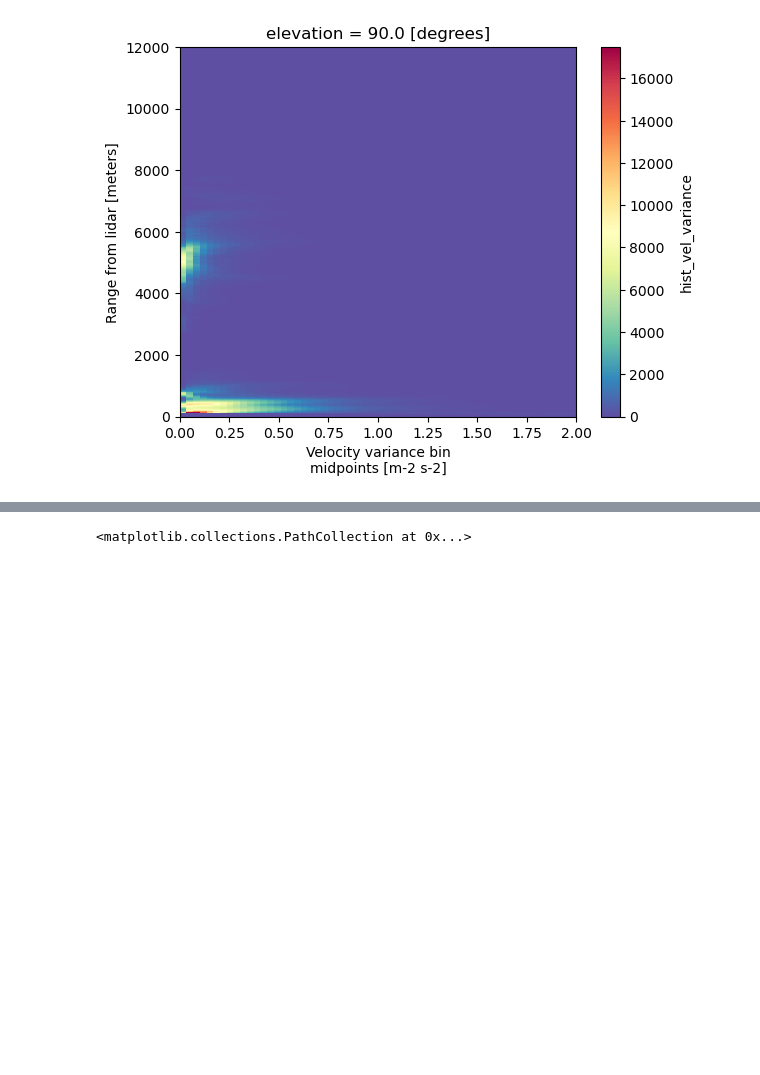
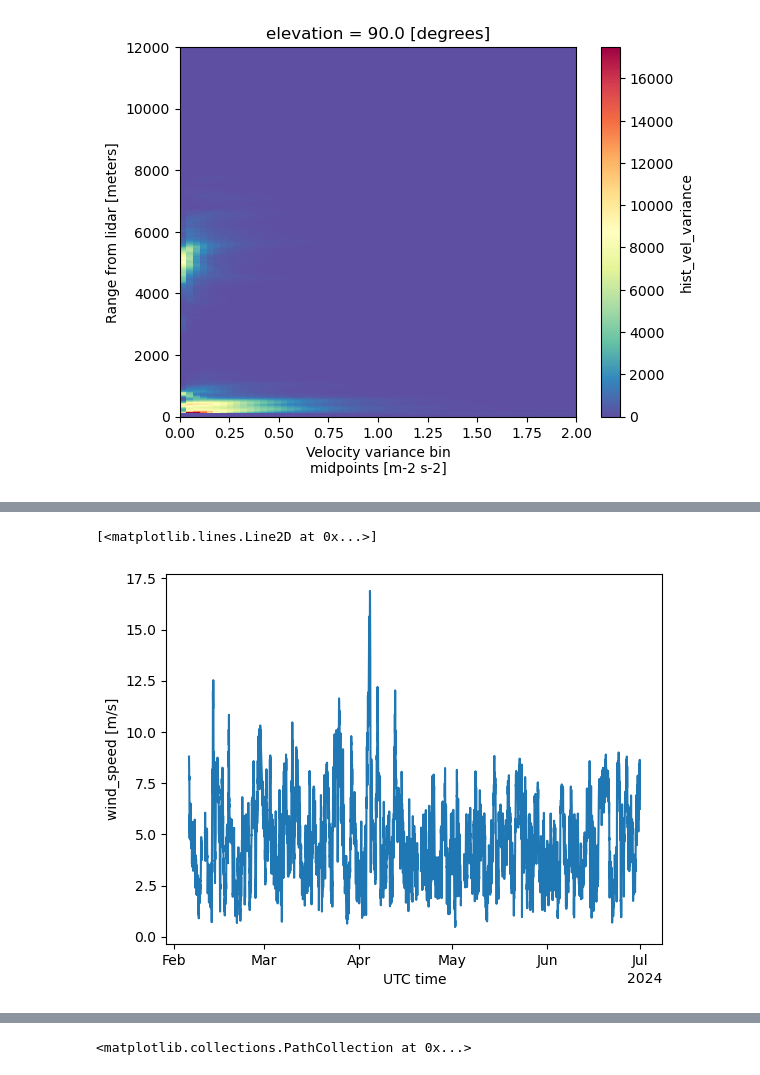
Before and after one commit to rcjackson/wfip3, a Jupyter notebook: notebooks/Lidar_w_pdfs.ipynb, the cells around one changed output, grey strips where cells are left out. Saved outputs shown, nothing was run; the diff lists cells and outputs as text; code cells hidden in the pictures; blank space fills up the shorter version.

```diff
--- a/notebooks/Lidar_w_pdfs.ipynb
+++ b/notebooks/Lidar_w_pdfs.ipynb
@@ -322,2 +351,7 @@ Data variables:
+# %%
+ds_sonic_10m["wind_speed"].plot()
+# %% [output]
+[<matplotlib.lines.Line2D at 0x...>]
+[figure, added]
 # %%
 tevent = events_ds['turb_event'].reindex(Date=ds.time.values, method='nearest')
```
Also changed, not shown: parts of 32 cells of this notebook, 28 other files.
